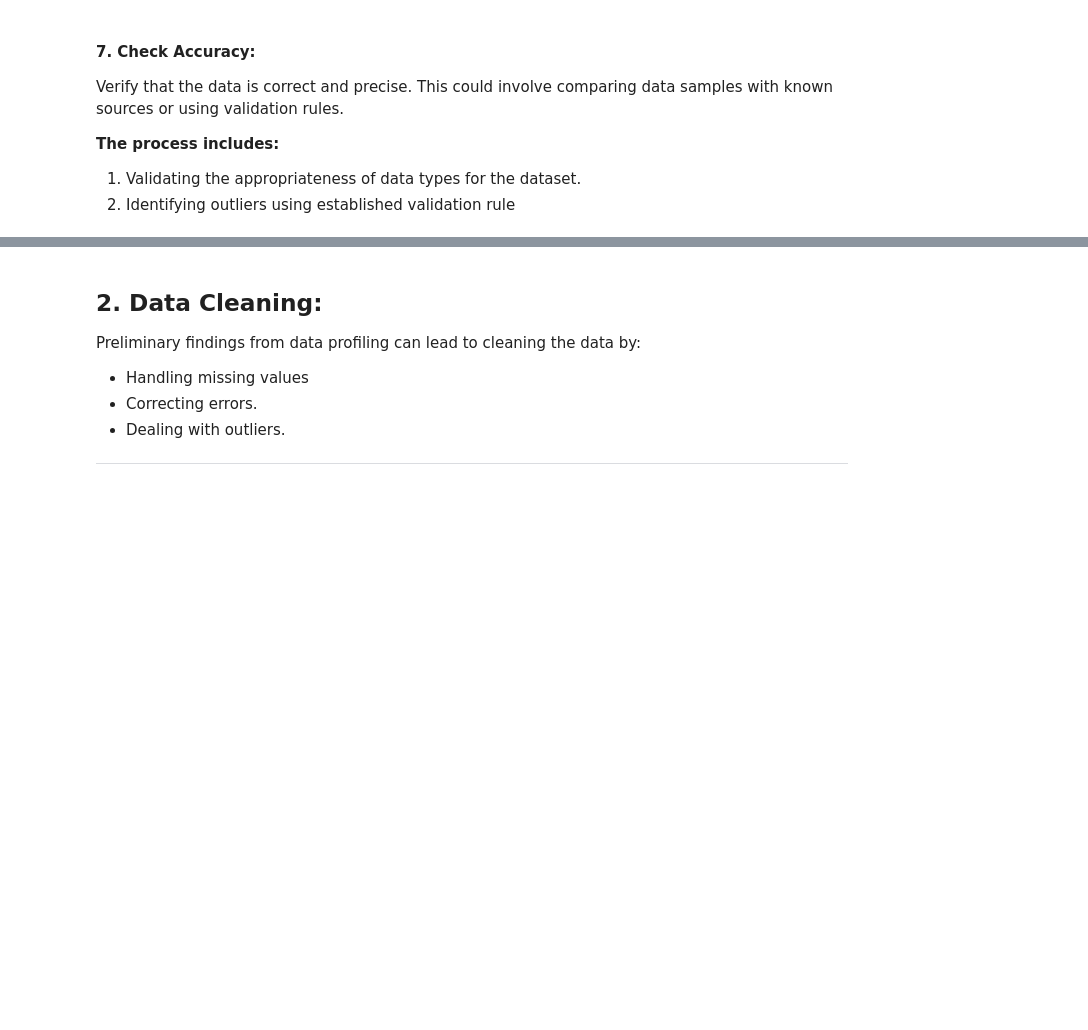
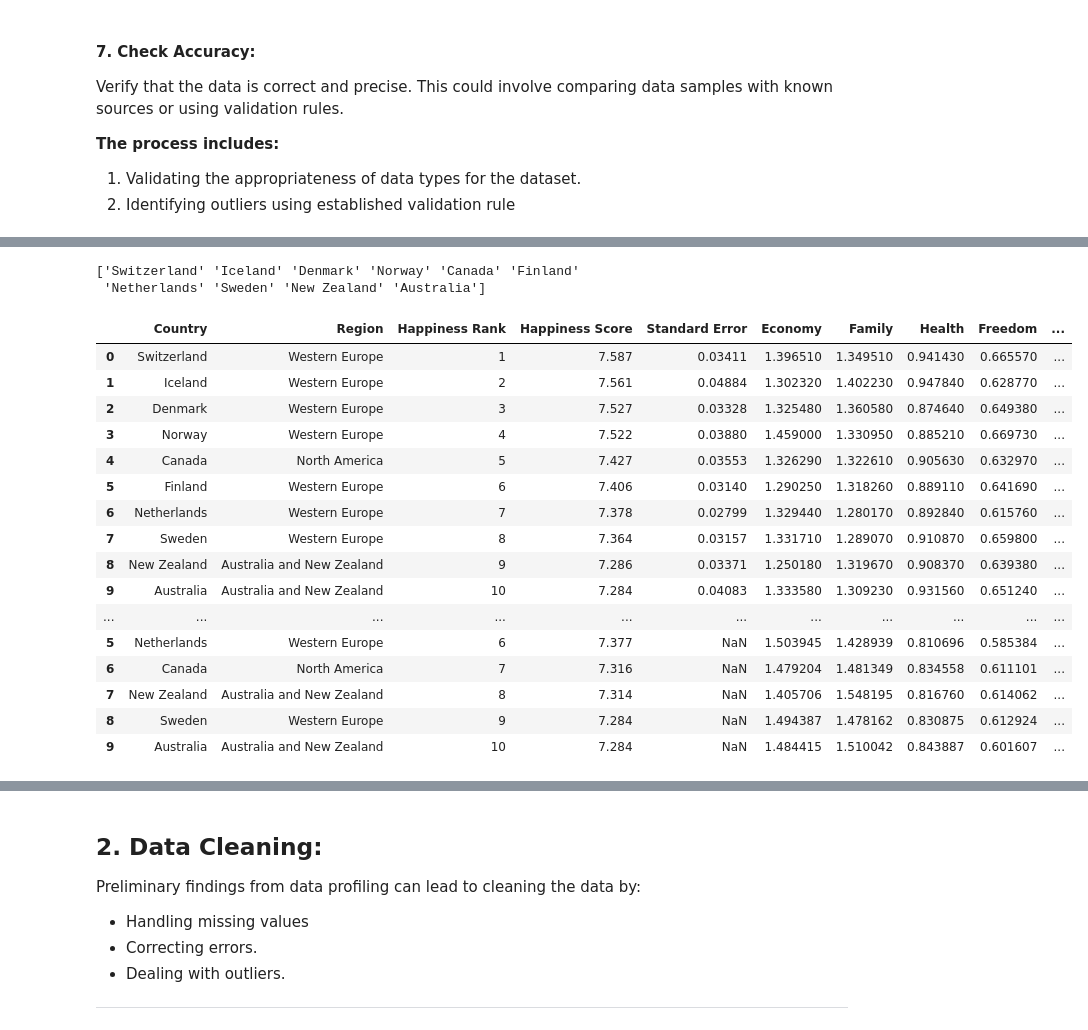
Before and after one commit to Tuwaiq-DS-ML-bootcamp-V-7/Usecase-2, a Jupyter notebook: EDA explain template.ipynb, the cells around one changed output, grey strips where cells are left out. Drawn from its saved outputs; the diff is of its cells as text; code cells hidden in the pictures; blank space fills up the shorter version.

```diff
--- a/EDA explain template.ipynb
+++ b/EDA explain template.ipynb
@@ -261,0 +355,28 @@ Verify that the data is correct and precise. This could involve comparing data s
+# %%
+# Standardizing Whisker columns
+
+common_columns = ['Country', 'Region', 'Happiness Rank', 'Happiness Score', 'Economy', 'Family', 'Health',
+                   'Freedom', 'Trust', 'Generosity', 'Dystopia Residual', 'Whisker.high', 'Whisker.low']
+
+df15['Whisker.high'] = None
+df15['Whisker.low'] = None
+df16['Whisker.high'] = df16['Upper Confidence Interval']
+df16['Whisker.low'] = df16['Lower Confidence Interval']
+df17['Whisker.high'] = df17['Whisker.high']
+df17['Whisker.low'] = df17['Whisker.low']
+
+# Drop the old confidence interval columns from 2016 data
+df16.drop(columns=['Lower Confidence Interval', 'Upper Confidence Interval'], inplace=True)
+
+df15['year'] = 2015
+df16['year'] = 2016
+df17['year'] = 2017
+
+df17 = df17.merge(df16[['Country', 'Region']], on='Country', how='left')
+
+
+alldata = pd.concat([df15,df16,df17])
+
+alldata
+
+# i have merge all the data and implement the same structure to them
@@ -262,3 +397,31 @@ Verify that the data is correct and precise. This could involve comparing data s
+# %%
+# top 10 happeist countries
+
+top10 = alldata[alldata['Happiness Rank'] <= 10].sort_values(by=['year', 'Happiness Rank'])
+print(top10['Country'].unique())
+top10
+
+# no change in the top 10 counntreis, the same 10 countreis but with different ranks between them
+# %% [output]
+['Switzerland' 'Iceland' 'Denmark' 'Norway' 'Canada' 'Finland'
+ 'Netherlands' 'Sweden' 'New Zealand' 'Australia']
+|  | Country | Region | Happiness Rank | Happiness Score | Standard Error | Economy | Family | Health | Freedom | ... |
+| 0 | Switzerland | Western Europe | 1 | 7.587 | 0.03411 | 1.396510 | 1.349510 | 0.941430 | 0.665570 | ... |
+| 1 | Iceland | Western Europe | 2 | 7.561 | 0.04884 | 1.302320 | 1.402230 | 0.947840 | 0.628770 | ... |
+| 2 | Denmark | Western Europe | 3 | 7.527 | 0.03328 | 1.325480 | 1.360580 | 0.874640 | 0.649380 | ... |
+| 3 | Norway | Western Europe | 4 | 7.522 | 0.03880 | 1.459000 | 1.330950 | 0.885210 | 0.669730 | ... |
+| 4 | Canada | North America | 5 | 7.427 | 0.03553 | 1.326290 | 1.322610 | 0.905630 | 0.632970 | ... |
+| 5 | Finland | Western Europe | 6 | 7.406 | 0.03140 | 1.290250 | 1.318260 | 0.889110 | 0.641690 | ... |
+| 6 | Netherlands | Western Europe | 7 | 7.378 | 0.02799 | 1.329440 | 1.280170 | 0.892840 | 0.615760 | ... |
+| 7 | Sweden | Western Europe | 8 | 7.364 | 0.03157 | 1.331710 | 1.289070 | 0.910870 | 0.659800 | ... |
+| 8 | New Zealand | Australia and New Zealand | 9 | 7.286 | 0.03371 | 1.250180 | 1.319670 | 0.908370 | 0.639380 | ... |
+| 9 | Australia | Australia and New Zealand | 10 | 7.284 | 0.04083 | 1.333580 | 1.309230 | 0.931560 | 0.651240 | ... |
+| ... | ... | ... | ... | ... | ... | ... | ... | ... | ... | ... |
+| 5 | Netherlands | Western Europe | 6 | 7.377 | NaN | 1.503945 | 1.428939 | 0.810696 | 0.585384 | ... |
+| 6 | Canada | North America | 7 | 7.316 | NaN | 1.479204 | 1.481349 | 0.834558 | 0.611101 | ... |
+| 7 | New Zealand | Australia and New Zealand | 8 | 7.314 | NaN | 1.405706 | 1.548195 | 0.816760 | 0.614062 | ... |
+| 8 | Sweden | Western Europe | 9 | 7.284 | NaN | 1.494387 | 1.478162 | 0.830875 | 0.612924 | ... |
+| 9 | Australia | Australia and New Zealand | 10 | 7.284 | NaN | 1.484415 | 1.510042 | 0.843887 | 0.601607 | ... |
 # %%
 # check outliers
 # %% [markdown]
```
Also changed, not shown: parts of 7 cells of this notebook.
